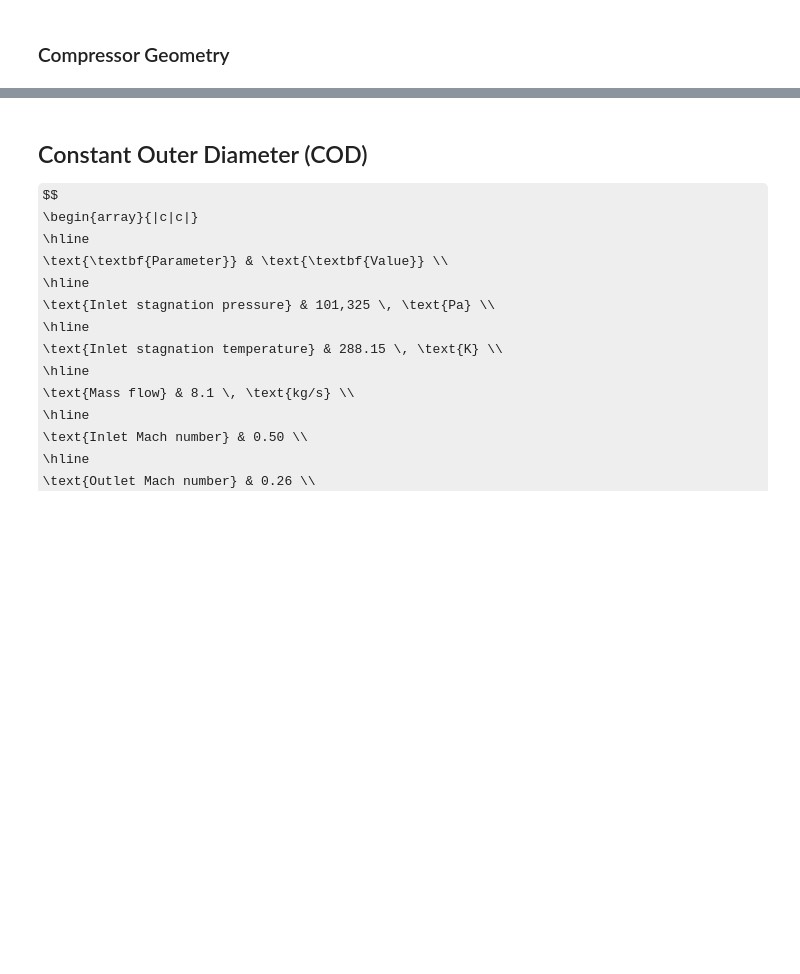
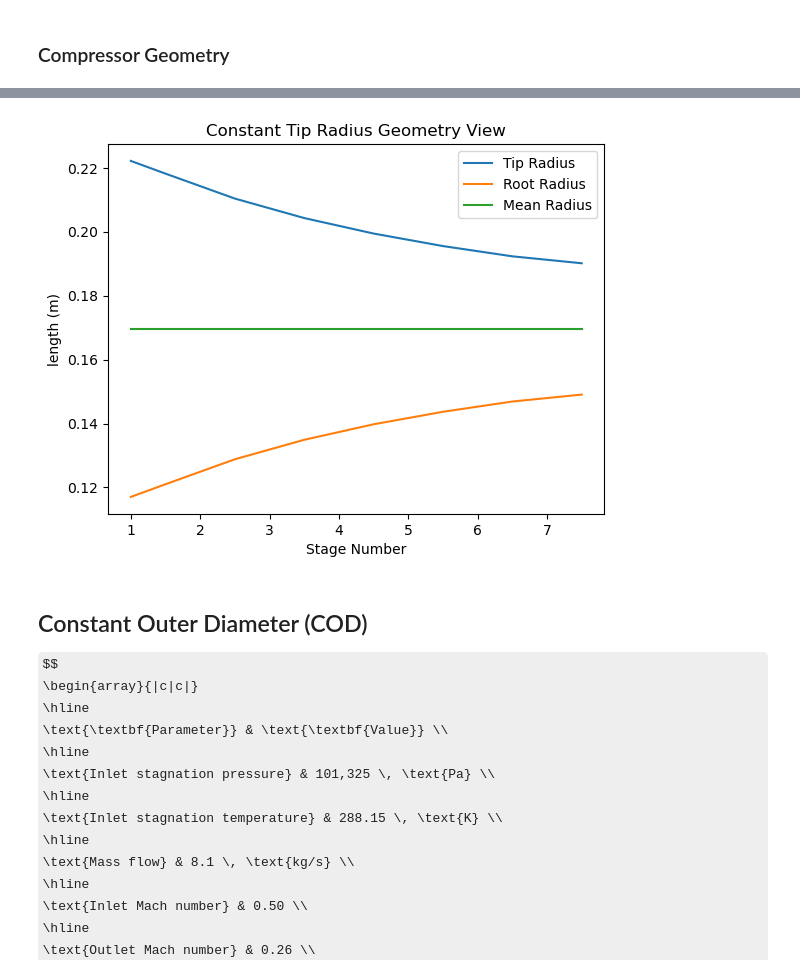
Before and after one commit to jjermstad24/Fall_2024_Classes, a Jupyter notebook: AERO_417/Project_1.ipynb, the cells around one changed output, grey strips where cells are left out. Saved outputs shown, nothing was run; the diff lists cells and outputs as text; code cells hidden in the pictures; some formulas as TeX source; blank space fills up the shorter version.

```diff
--- a/AERO_417/Project_1.ipynb
+++ b/AERO_417/Project_1.ipynb
@@ -185,3 +251,18 @@ df
+# %%
+means = [(t+r)/2 for t,r in zip(tips,roots)]
+x = np.arange(1,num_stages+0.6,0.5)
+
+plt.figure()
+plt.plot(x,tips,label="Tip Radius")
+plt.plot(x,roots,label="Root Radius")
+plt.plot(x,means,label="Mean Radius")
+plt.legend()
+plt.xlabel("Stage Number")
+plt.ylabel("length (m)")
+plt.title("Constant Tip Radius Geometry View")
+plt.show()
+# %% [output]
+[figure, added]
 # %% [markdown]
 ## Constant Outer Diameter (COD)
 
```
Also changed, not shown: parts of 20 cells of this notebook.
